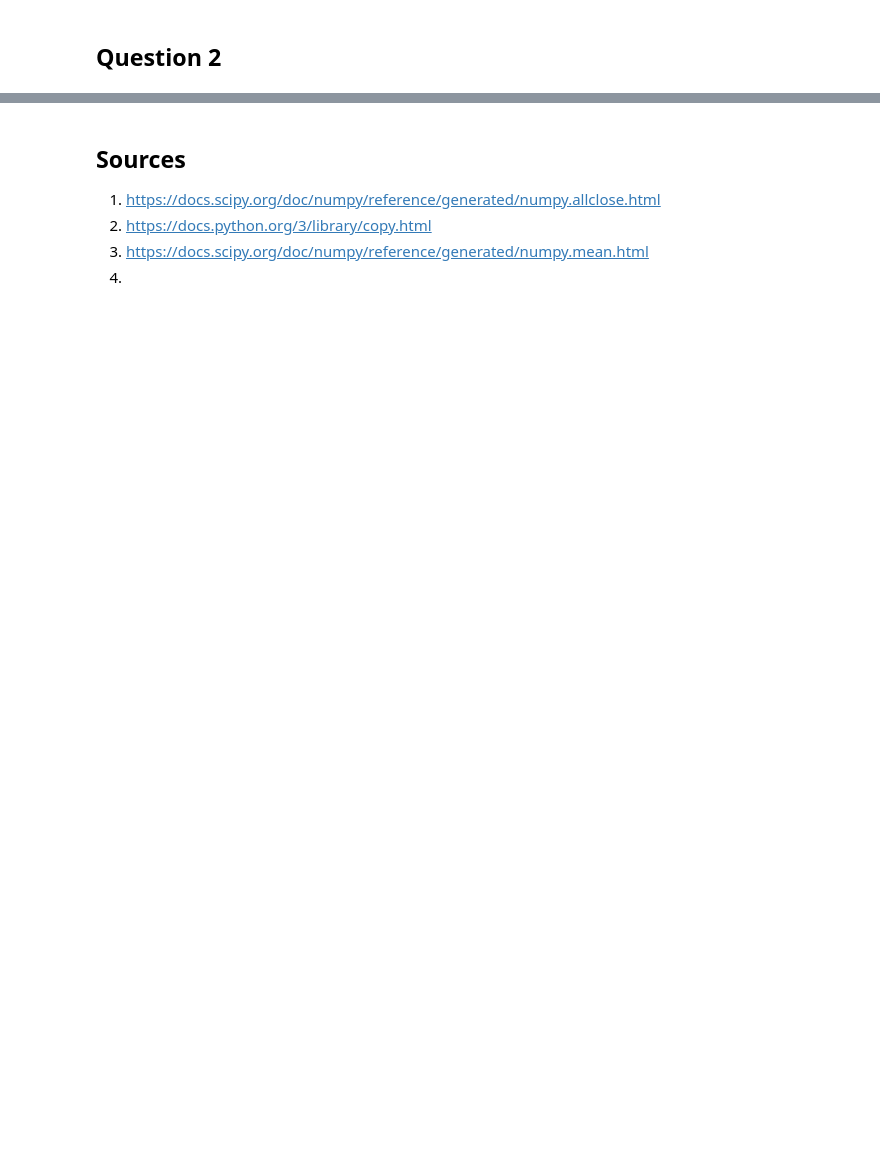
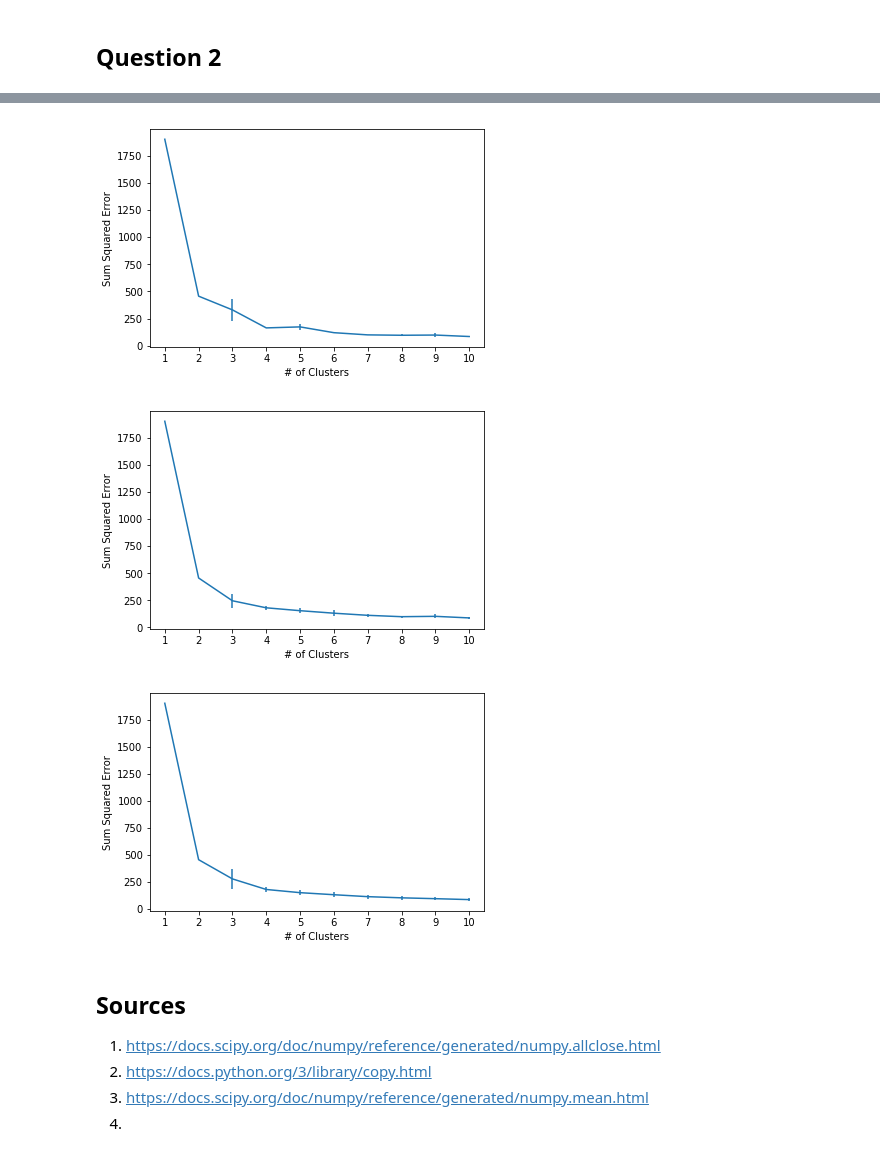
Before and after one commit to cgome032/CS171, a Jupyter notebook: Assignment3/Assignment-3.ipynb, the cells around one changed output, grey strips where cells are left out. Drawn from its saved outputs; the diff is of its cells as text; code cells hidden in the pictures; blank space fills up the shorter version.

```diff
--- a/Assignment3/Assignment-3.ipynb
+++ b/Assignment3/Assignment-3.ipynb
@@ -104,3 +111,28 @@ plt.show()
+# %%
+def sens_analysis(x_input, max_iter):
+    sens_knee_list = []
+    for iteration in range(max_iter):
+        knee_plot_tuples = create_knee_plot(x_input)
+        entry_list = [entry[1] for entry in knee_plot_tuples]
+        sens_knee_list.append(entry_list)
+    mean_list = np.mean(sens_knee_list, axis=0)
+    stDev_list = np.std(sens_knee_list, axis=0)
+    return mean_list, stDev_list
+# %%
+max_iter_list = [2,10,100]
+knee_x_list = list(range(1,11))
+for max_iter in max_iter_list:
+    knee_mean, knee_stDev = sens_analysis(irisData, max_iter)
+    plt.figure(1)
+    plt.xlabel('# of Clusters')
+    plt.ylabel('Sum Squared Error')
+    plt.xticks(list(range(11)))
+    plt.errorbar(knee_x_list, knee_mean, yerr=knee_stDev,fmt='-')
+    plt.show()
+# %% [output]
+[figure, added]
+[figure, added]
+[figure, added]
 # %% [markdown]
 ## Sources
 1. https://docs.scipy.org/doc/numpy/reference/generated/numpy.allclose.html
```
Also changed, not shown: parts of 7 cells of this notebook.
